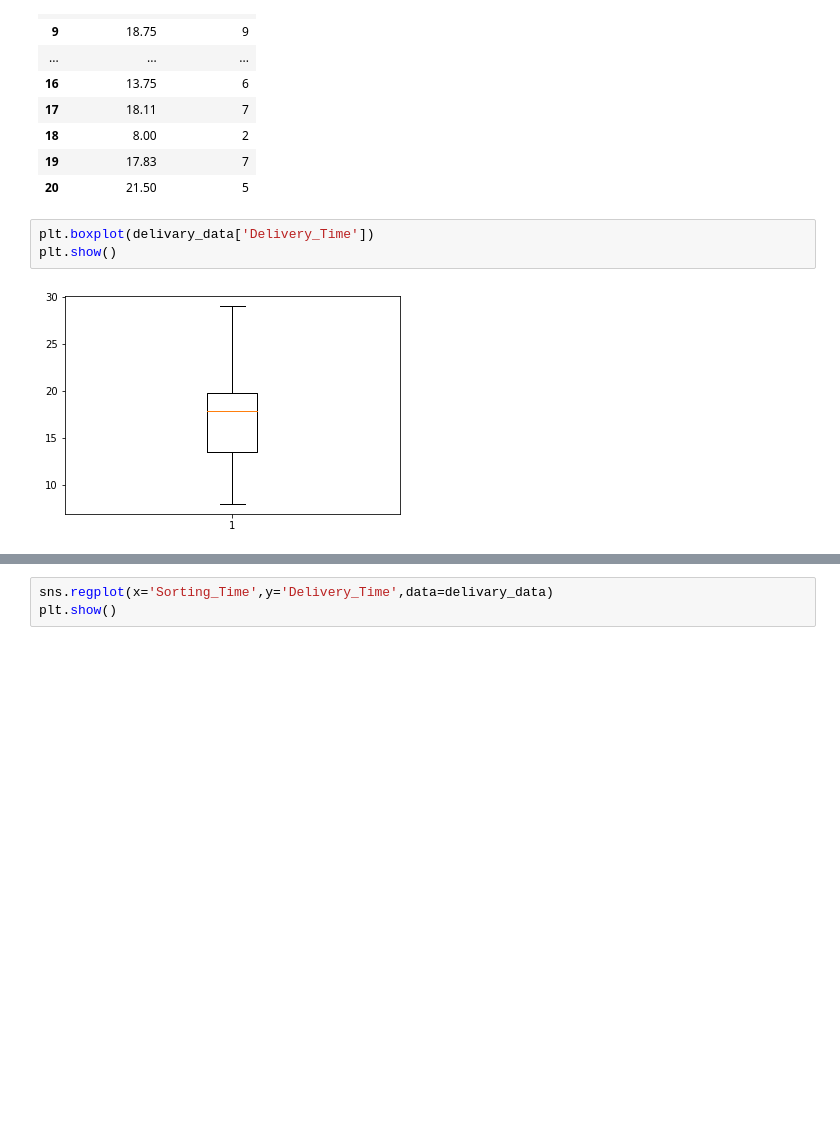
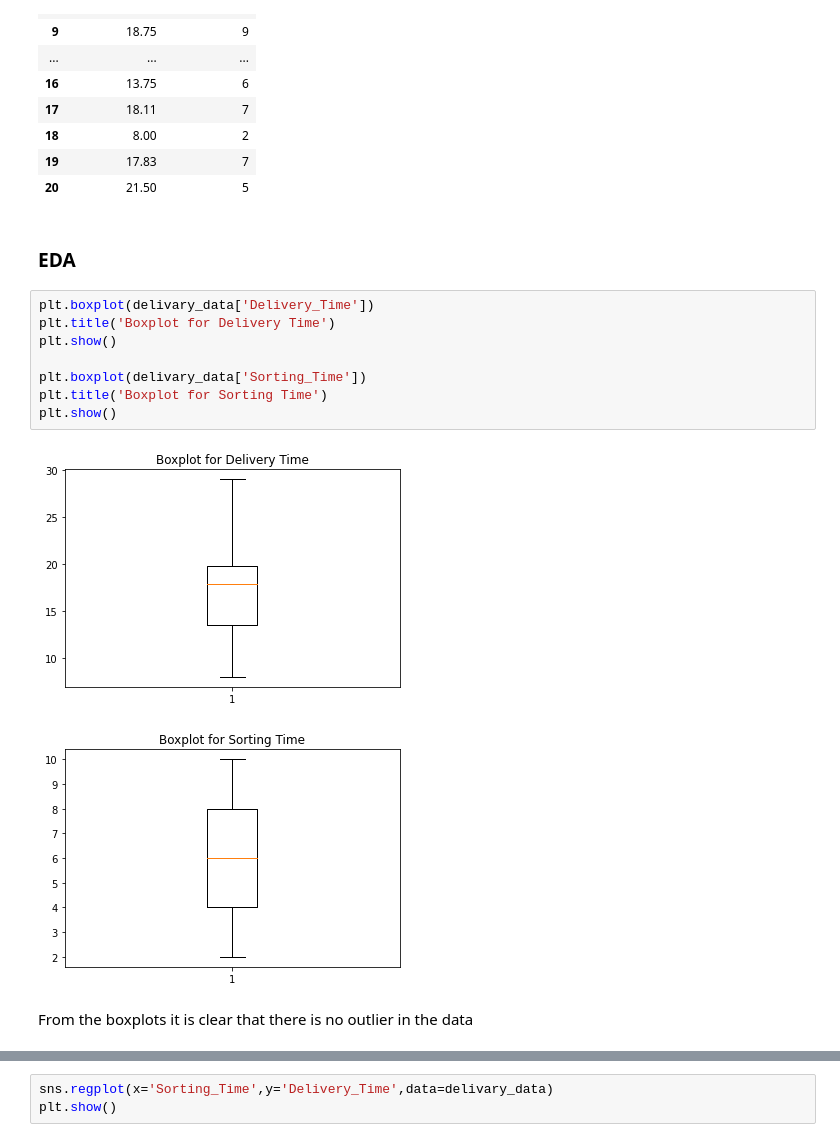
Before and after one commit to merinmohan/data-science, a Jupyter notebook: Simple linear regression.ipynb, the cells around one changed output, grey strips where cells are left out. Saved outputs shown, nothing was run; the diff lists cells and outputs as text; blank space fills up the shorter version.

```diff
--- a/Simple linear regression.ipynb
+++ b/Simple linear regression.ipynb
@@ -111,9 +112,19 @@ delivary_data
 | 18 | 8.00 | 2 |
 | 19 | 17.83 | 7 |
 | 20 | 21.50 | 5 |
+# %% [markdown]
+### EDA
 # %%
 plt.boxplot(delivary_data['Delivery_Time'])
+plt.title('Boxplot for Delivery Time')
 plt.show()
+
+plt.boxplot(delivary_data['Sorting_Time'])
+plt.title('Boxplot for Sorting Time')
+plt.show()
 # %% [output]
-[figure, old version]
+[figure, new version]
+[figure, added]
+# %% [markdown]
+From the boxplots it is clear that there is no outlier in the data
 # %%
```
Also changed, not shown: parts of 43 cells of this notebook.
